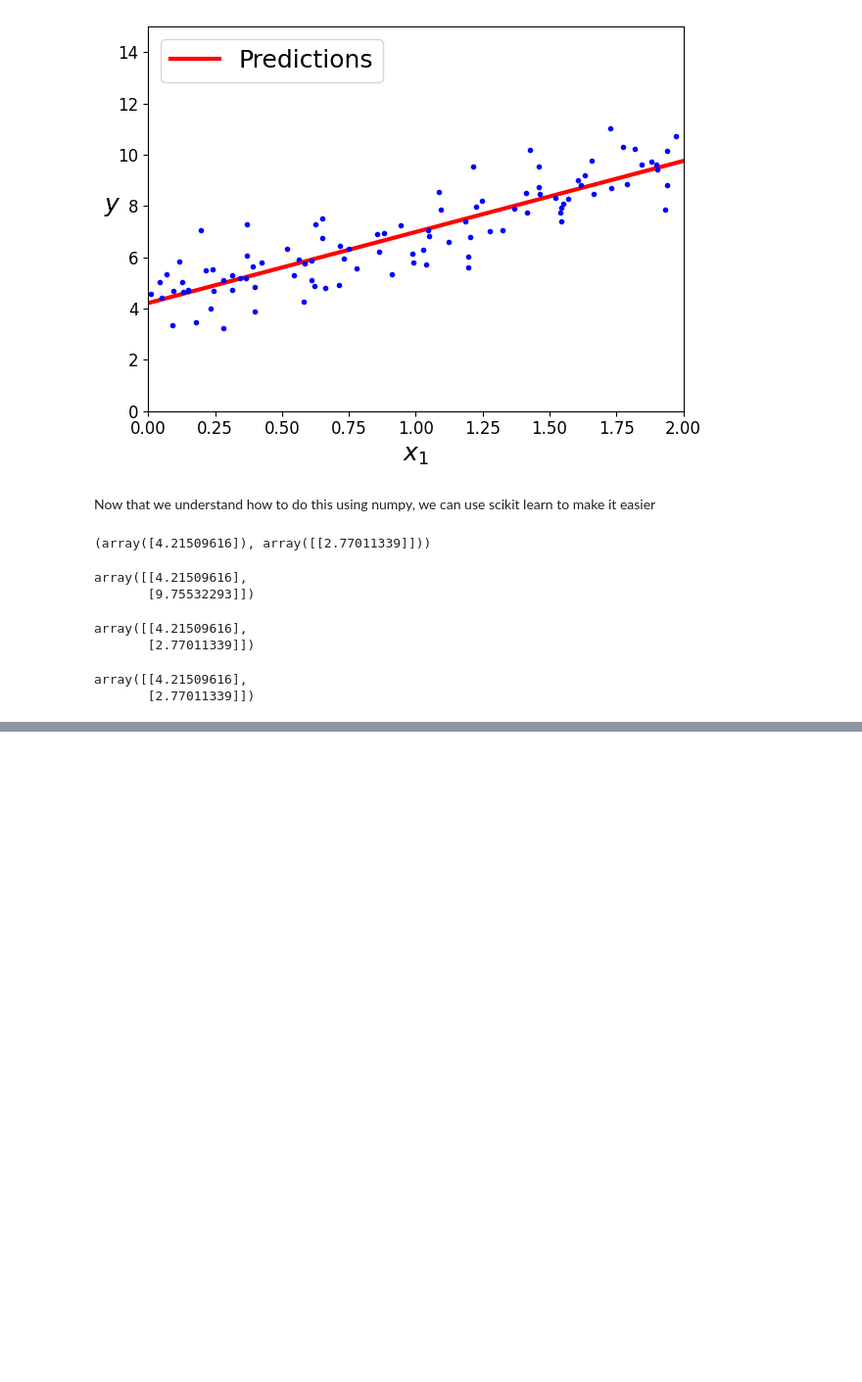
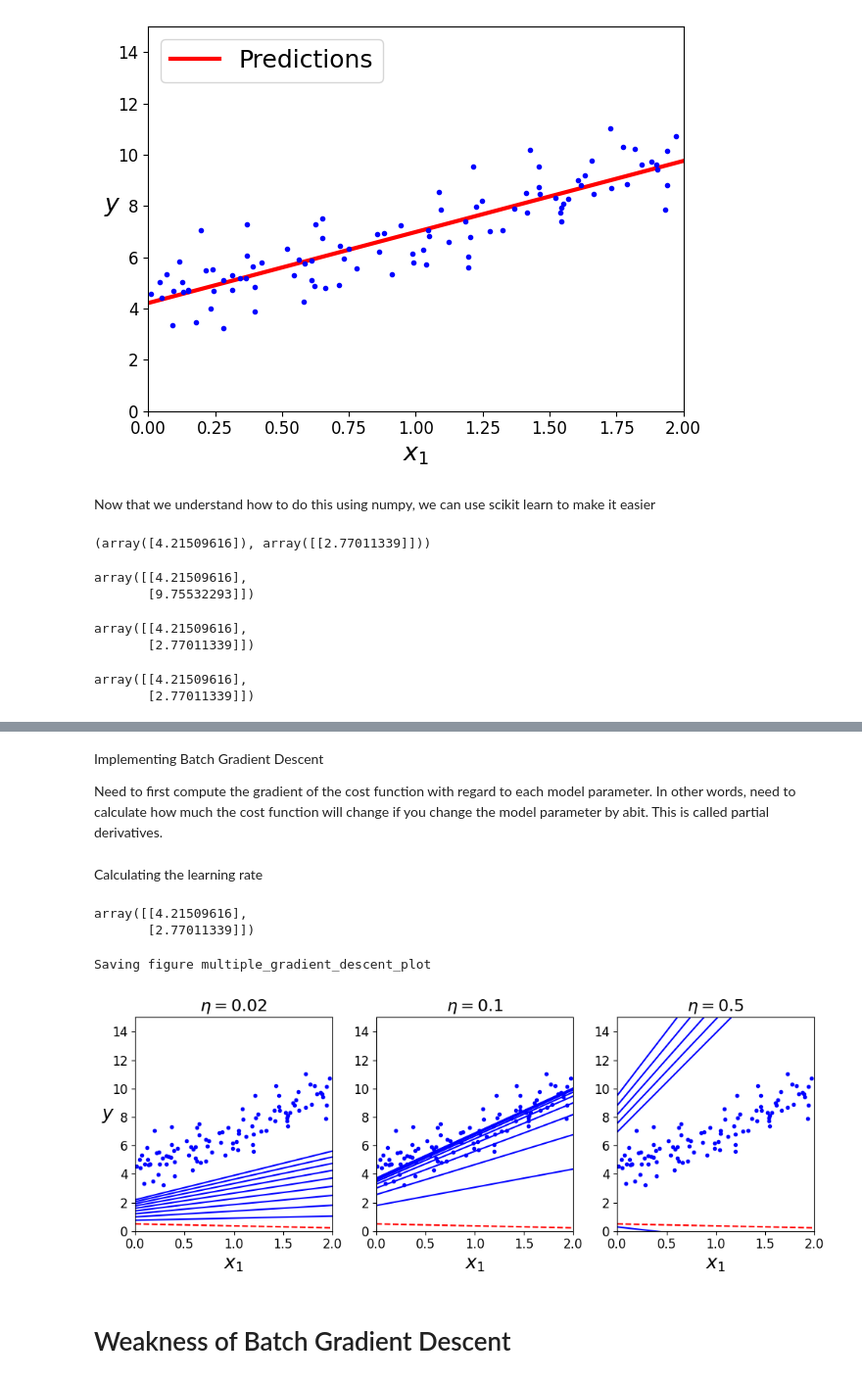
Before and after one commit to ngjunlong9651/Training-Models, a Jupyter notebook: main.ipynb, the cells around one changed output, grey strips where cells are left out. Shown: that part at 98% size. Saved outputs shown, nothing was run; the diff lists cells and outputs as text; code cells hidden in the pictures; blank space fills up the shorter version.

```diff
--- a/main.ipynb
+++ b/main.ipynb
@@ -123,0 +138,55 @@ array([[4.21509616],
+# %% [markdown]
+Implementing Batch Gradient Descent
+
+Need to first compute the gradient of the cost function with regard to each model parameter. In other words, need to calculate how much the cost function will change if you change the model parameter by abit. This is called partial derivatives.
+# %% [markdown]
+Calculating the learning rate
+# %%
+eta = 0.1 # learning rate
+n_iterations = 1000
+m = 100
+theta = np.random.randn(2,1) # initializing random initialization
+for i in range(n_iterations):
+    gradients = 2/m * X_b.T.dot(X_b.dot(theta) - y)
+    theta = theta - eta * gradients
+# %%
+theta
+## This returns the exact same as the normal equation results
+# %% [output]
+array([[4.21509616],
+       [2.77011339]])
+# %%
+## What if we used a different learning rate?
+theta_path_bgd = []
+
+def plot_gradient_descent(theta, eta, theta_path=None):
+    m = len(X_b)
+    plt.plot(X, y, "b.")
+    n_iterations = 1000
+    for iteration in range(n_iterations):
+        if iteration < 10:
+            y_predict = X_new_b.dot(theta)
+            style = "b-" if iteration > 0 else "r--"
+            plt.plot(X_new, y_predict, style)
+        gradients = 2/m * X_b.T.dot(X_b.dot(theta) - y)
+        theta = theta - eta * gradients
+        if theta_path is not None:
+            theta_path.append(theta)
+    plt.xlabel("$x_1$", fontsize=18)
+    plt.axis([0, 2, 0, 15])
+    plt.title(r"$\eta = {}$".format(eta), fontsize=16)
+# %%
+np.random.seed(42)
+theta = np.random.randn(2,1)  # random initialization
+
+plt.figure(figsize=(10,4))
+plt.subplot(131); plot_gradient_descent(theta, eta=0.02)
+plt.ylabel("$y$", rotation=0, fontsize=18)
+plt.subplot(132); plot_gradient_descent(theta, eta=0.1, theta_path=theta_path_bgd)
+plt.subplot(133); plot_gradient_descent(theta, eta=0.5)
+
+save_fig("multiple_gradient_descent_plot")
+plt.show()
+# %% [output]
+Saving figure multiple_gradient_descent_plot
+[figure, added]
@@ -123,0 +198,2 @@ array([[4.21509616],
+# %% [markdown]
+# Weakness of Batch Gradient Descent
```
Also changed, not shown: parts of 4 cells of this notebook, 14 other files.
